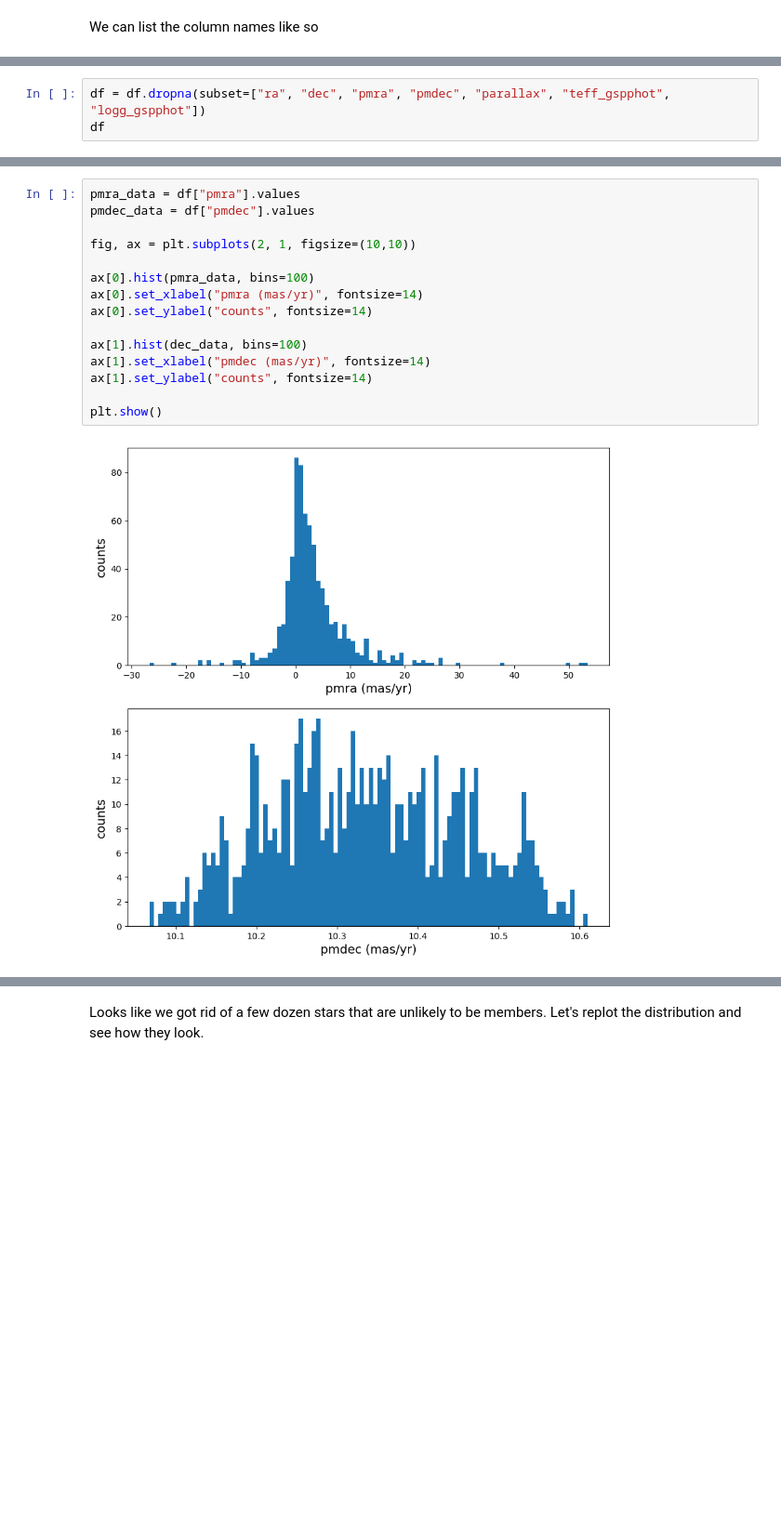
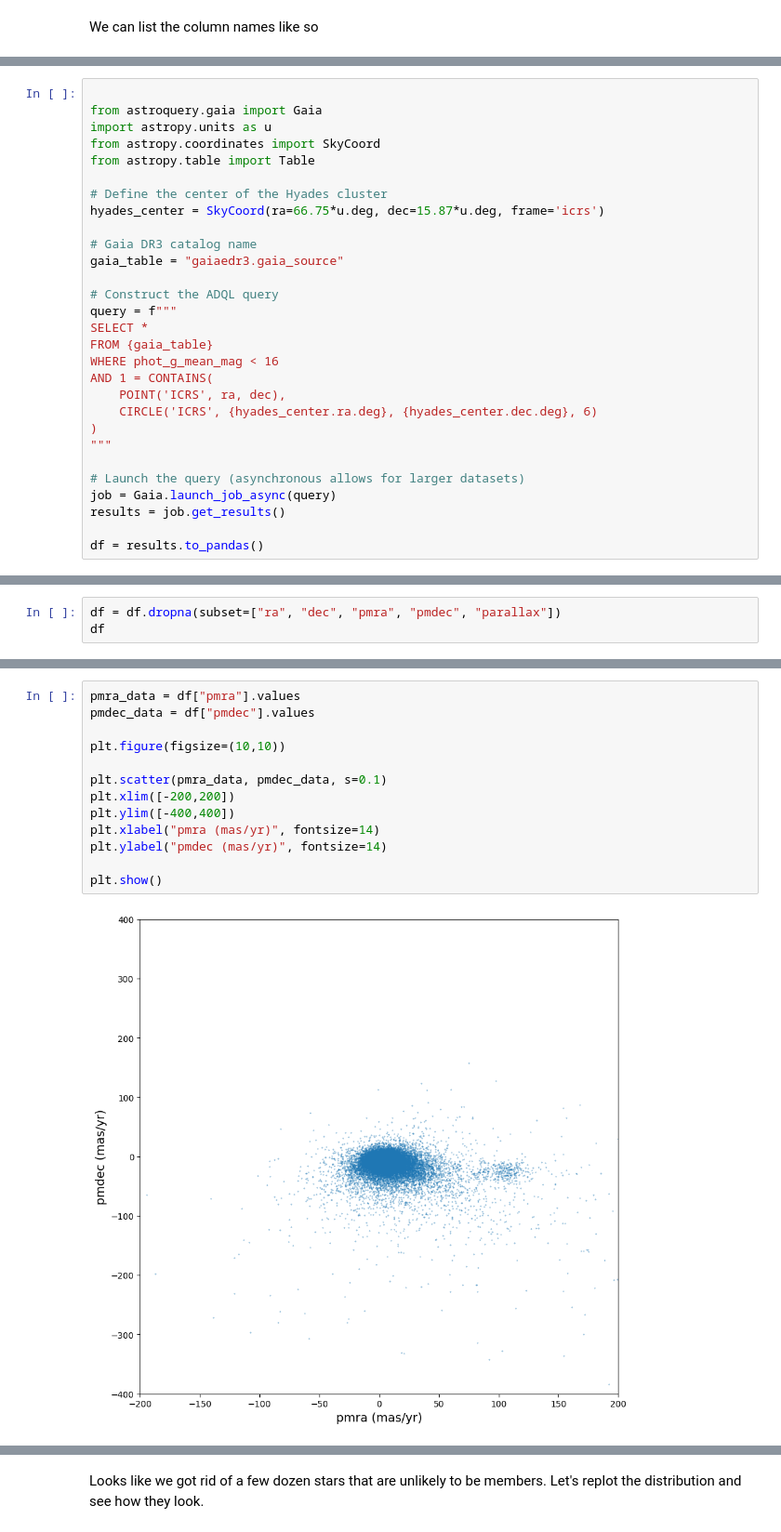
Before and after one commit to stevengiacalone/Python-workshop, a Jupyter notebook: Session_3_Plotting_and_Databases.ipynb, the cells around one changed output, grey strips where cells are left out. Shown at 93% size. Cells and saved outputs as stored; diff of their text form; blank space fills up the shorter version.

Commit message:
Updated Gaia exercise.

```diff
--- a/Session_3_Plotting_and_Databases.ipynb
+++ b/Session_3_Plotting_and_Databases.ipynb
@@ -394,3 +372,32 @@ list(df)
+# %%
+
+from astroquery.gaia import Gaia
+import astropy.units as u
+from astropy.coordinates import SkyCoord
+from astropy.table import Table
+
+# Define the center of the Hyades cluster
+hyades_center = SkyCoord(ra=66.75*u.deg, dec=15.87*u.deg, frame='icrs')
+
+# Gaia DR3 catalog name
+gaia_table = "gaiaedr3.gaia_source"
+
+# Construct the ADQL query
+query = f"""
+SELECT *
+FROM {gaia_table}
+WHERE phot_g_mean_mag < 16
+AND 1 = CONTAINS(
+    POINT('ICRS', ra, dec),
+    CIRCLE('ICRS', {hyades_center.ra.deg}, {hyades_center.dec.deg}, 6)
+)
+"""
+
+# Launch the query (asynchronous allows for larger datasets)
+job = Gaia.launch_job_async(query)
+results = job.get_results()
+
+df = results.to_pandas()
 # %% [markdown]
 Here is a brief description of the columns we care about:
 - designation: The source ID of the star and the data release (DR) the data corresponds to.
@@ -408,7 +413,7 @@ Here is a brief description of the columns we care about:
 
 Let's start by pruning the dataframe to get rid of stars that don't have coordinates, proper motions, parallaxes, or teff/logg estimates.
 # %%
-df = df.dropna(subset=["ra", "dec", "pmra", "pmdec", "parallax", "teff_gspphot", "logg_gspphot"])
+df = df.dropna(subset=["ra", "dec", "pmra", "pmdec", "parallax"])
 df
 # %% [output]
 |  | designation | source_id | ra | dec | parallax | pmra | pmdec | ruwe | phot_g_mean_mag | ... |
@@ -433,17 +438,15 @@ Try it yourself first, then "unhide" the cells below to reveal the solution.
 # %%
 pmra_data = df["pmra"].values
 pmdec_data = df["pmdec"].values
 
-fig, ax = plt.subplots(2, 1, figsize=(10,10))
+plt.figure(figsize=(10,10))
 
-ax[0].hist(pmra_data, bins=100)
-ax[0].set_xlabel("pmra (mas/yr)", fontsize=14)
-ax[0].set_ylabel("counts", fontsize=14)
-
-ax[1].hist(dec_data, bins=100)
-ax[1].set_xlabel("pmdec (mas/yr)", fontsize=14)
-ax[1].set_ylabel("counts", fontsize=14)
+plt.scatter(pmra_data, pmdec_data, s=0.1)
+plt.xlim([-200,200])
+plt.ylim([-400,400])
+plt.xlabel("pmra (mas/yr)", fontsize=14)
+plt.ylabel("pmdec (mas/yr)", fontsize=14)
 
 plt.show()
 # %% [output]
-[figure, old version]
+[figure, new version]
```
Also changed, not shown: parts of 26 cells of this notebook.
